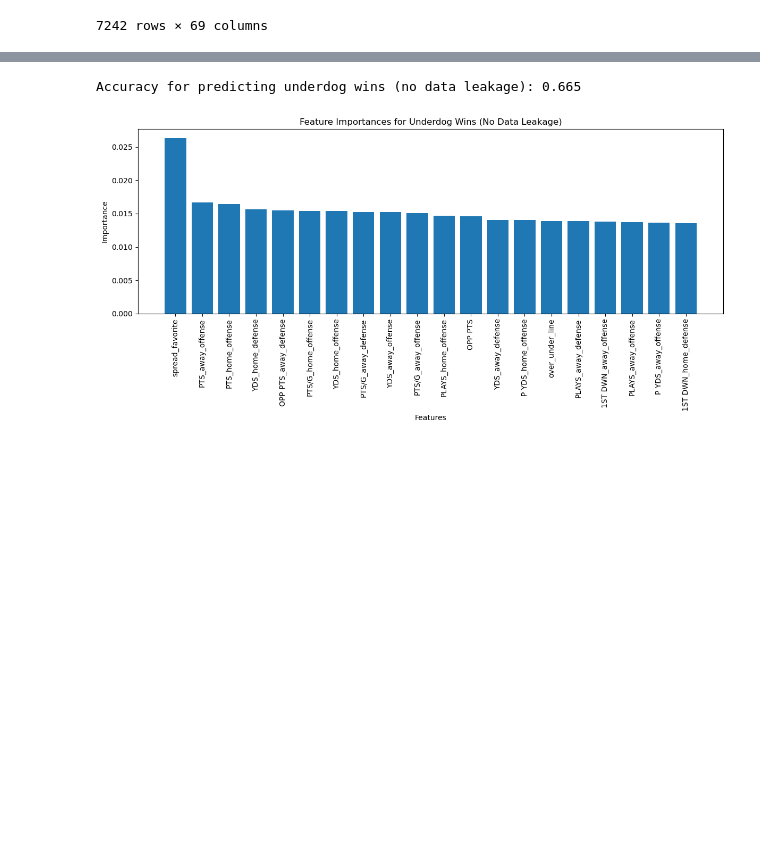
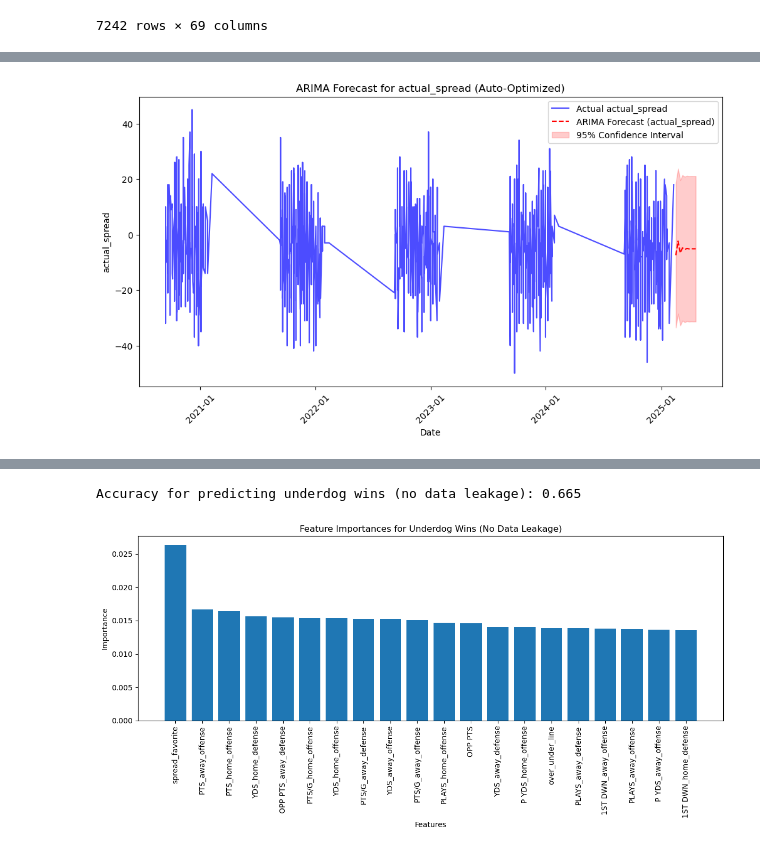
Before and after one commit to lucas-huynh/Hedger, a Jupyter notebook: hedger.ipynb, the cells around one changed output, grey strips where cells are left out. Drawn from its saved outputs; the diff is of its cells as text; code cells hidden in the pictures; blank space fills up the shorter version.

```diff
--- a/hedger.ipynb
+++ b/hedger.ipynb
@@ -267,0 +290,80 @@ Warnings:
+# %%
+from pmdarima import auto_arima
+from statsmodels.tsa.arima.model import ARIMA
+import pandas as pd
+import numpy as np
+import matplotlib.pyplot as plt
+import matplotlib.dates as mdates
+
+def apply_auto_arima(target, forecast_steps=10, train_window=None):
+    """
+    Uses auto_arima to find the best (p,d,q), fits an ARIMA model, and forecasts future values.
+
+    Parameters:
+    - target: str, name of the target variable (e.g., "actual_spread", "spread_error").
+    - forecast_steps: int, number of future steps to forecast.
+    - train_window: int, number of past data points to use (None for all data).
+    """
+    # Ensure `schedule_date` is in datetime format
+    nfl_data["schedule_date"] = pd.to_datetime(nfl_data["schedule_date"])
+
+    # Drop missing values
+    df = nfl_data.dropna(subset=[target]).copy()
+
+    # Sort by date
+    df = df.sort_values("schedule_date")
+
+    # Apply training window (if specified)
+    if train_window:
+        df = df.tail(train_window)  # Keep only the most recent `train_window` records
+
+    # Use auto_arima to find the best (p,d,q)
+    print(f"Finding optimal ARIMA order for {target} using last {train_window or 'ALL'} records...")
+    auto_model = auto_arima(df[target], seasonal=False, trace=True, suppress_warnings=True)
+    best_order = auto_model.order
+    print(f"Optimal ARIMA Order for {target}: {best_order}\n")
+
+    # Fit ARIMA model using best order
+    model = ARIMA(df[target], order=best_order)
+    fitted_model = model.fit()
+
+    # Forecast future values
+    forecast_object = fitted_model.get_forecast(steps=forecast_steps)
+    forecast = forecast_object.predicted_mean
+    conf_int = forecast_object.conf_int()
+
+    # Create future dates dynamically
+    last_date = df["schedule_date"].iloc[-1]
+    future_dates = pd.date_range(start=last_date, periods=forecast_steps + 1, freq='W')[1:]
+
+    # Plot actual values + forecast
+    plt.figure(figsize=(12, 6))
+    plt.plot(df["schedule_date"], df[target], label=f"Actual {target}", alpha=0.7, color="blue")
+
+    # Forecast line
+    plt.plot(future_dates, forecast, label=f"ARIMA Forecast ({target})", linestyle='dashed', color='red')
+
+    # Confidence Interval
+    plt.fill_between(future_dates, conf_int.iloc[:, 0], conf_int.iloc[:, 1], color='red', alpha=0.2, label="95% Confidence Interval")
+
+    # X-Axis Formatting
+    plt.xlabel("Date")
+    plt.ylabel(target)
+    plt.title(f"ARIMA Forecast for {target} (Auto-Optimized)")
+    plt.legend()
+
+    # Improve x-axis readability
+    plt.gca().xaxis.set_major_locator(mdates.YearLocator(1))  # Show every year
+    plt.gca().xaxis.set_major_formatter(mdates.DateFormatter('%Y-%m'))
+    plt.xticks(rotation=45)
+
+    plt.show()
+
+    # Print model summary
+    print(f"ARIMA Model Summary for {target}:")
+    print(fitted_model.summary())
+
+# Apply Auto-ARIMA with adjustable past data usage
+for target in ["actual_spread", "actual_total_points", "spread_error", "total_points_error"]:
+    apply_auto_arima(target, train_window=1400)  # Adjust to use the last 500 records
+# %% [output]
@@ -267,0 +387 @@ Warnings:
+[figure, added]
```
Also changed, not shown: parts of 9 cells of this notebook.
